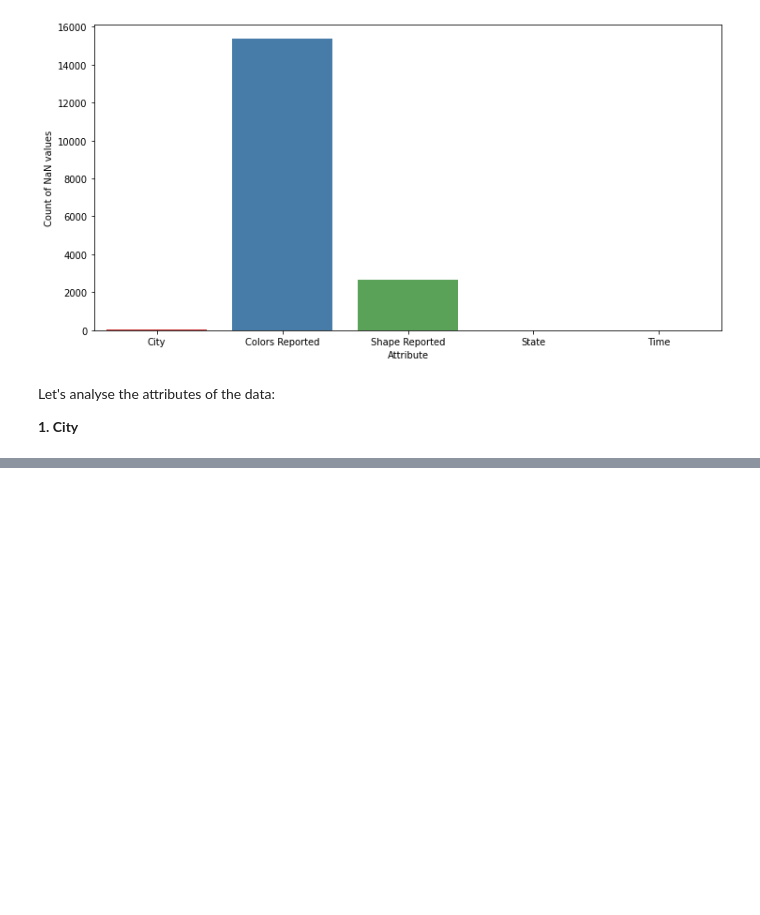
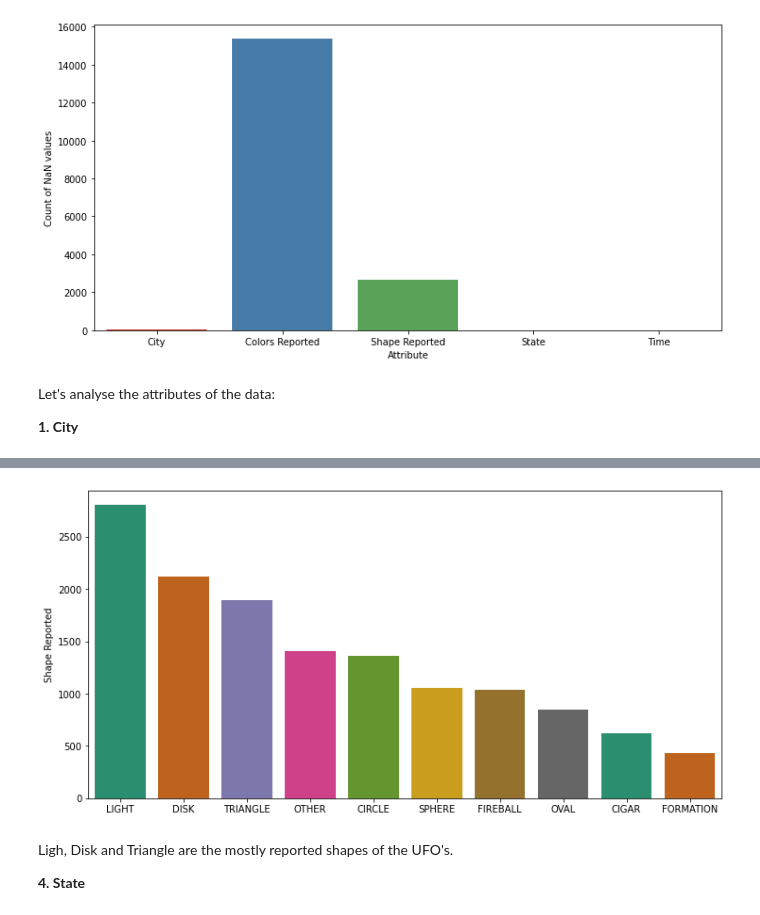
Before and after one commit to syamkakarla98/DataScience_Head_Start, a Jupyter notebook: UFO_Sightings.ipynb, the cells around one changed output, grey strips where cells are left out. Drawn from its saved outputs; the diff is of its cells as text; code cells hidden in the pictures; blank space fills up the shorter version.

```diff
--- a/UFO_Sightings.ipynb
+++ b/UFO_Sightings.ipynb
@@ -111,0 +150,4 @@ sns.countplot(y = 'Colors Reported', data=df, palette='Set2');
+# %%
+# Top 10 shapes of UFO's reported
+s = df.loc[:, 'Shape Reported'].value_counts()[:10]
+s
@@ -111,0 +166,8 @@ sns.countplot(y = 'Colors Reported', data=df, palette='Set2');
+# %%
+sns.barplot(x = s.index, y = s, palette = 'Dark2');
+# %% [output]
+[figure, added]
+# %% [markdown]
+Ligh, Disk and Triangle are the mostly reported shapes of the UFO's.
+
+**4. State**
```
Also changed, not shown: parts of 12 cells of this notebook.
